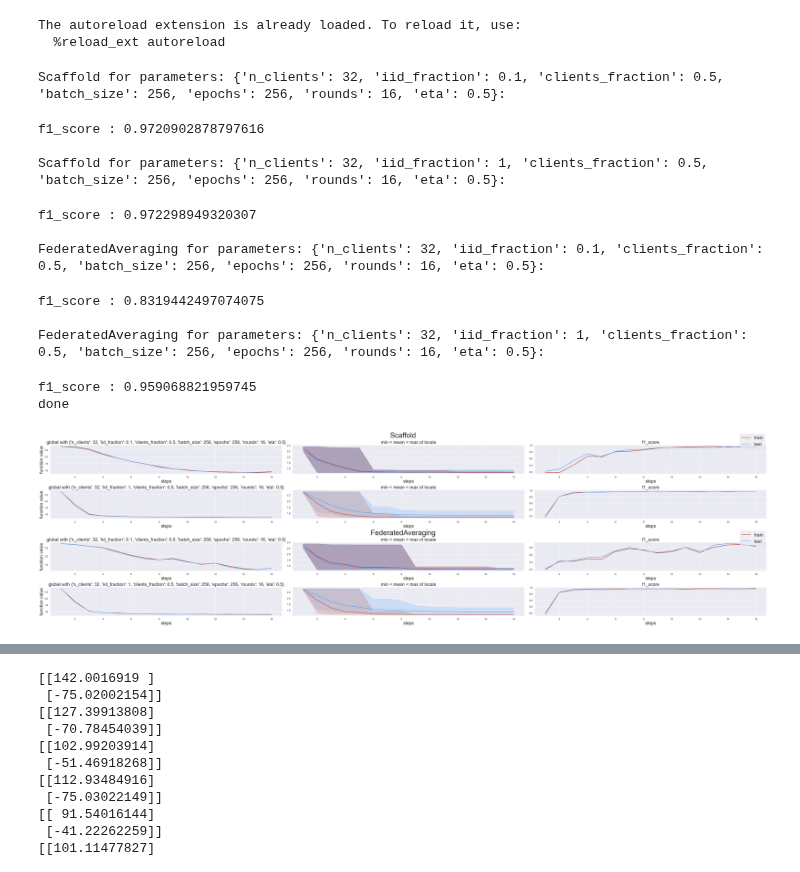
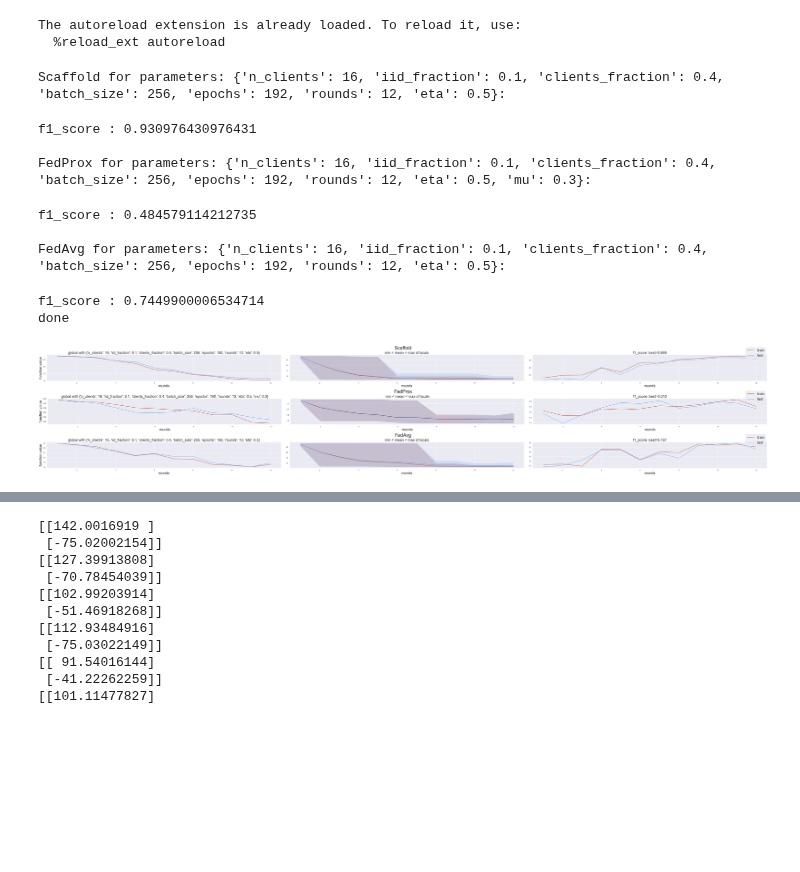
Before and after one commit to locllos/felere, a Jupyter notebook: source/mnist-playground.ipynb, the cells around one changed output, grey strips where cells are left out. Cells and saved outputs as stored; diff of their text form; code cells hidden in the pictures; blank space fills up the shorter version.

Commit message:
(1) beautify pipeline output (2) FedProx impl

```diff
--- a/source/mnist-playground.ipynb
+++ b/source/mnist-playground.ipynb
@@ -83,60 +81,66 @@ The autoreload extension is already loaded. To reload it, use:
 # %%
 threadpool = None
 # %%
-parameters = {
-  "FedAvg" : {
-    "n_clients" : [32],
-    "iid_fraction" : [0.1, 1],
-    "clients_fraction": [0.5],
+optimizer_parameters = {
+  "Scaffold" : {
+    "n_clients" : [16],
+    "iid_fraction" : [0.1],
+    "clients_fraction": [0.4],
     "batch_size": [256],
-    "epochs": [256], # 16, 64,
-    "rounds": [16],
+    "epochs": [192], # 16, 64,
+    "rounds": [12],
     "eta": [50e-2], # , 1e-2
   },
-  "Scaffold" : {
-    "n_clients" : [32],
-    "iid_fraction" : [0.1, 1],
-    "clients_fraction": [0.5],
+  "FedProx" : {
+    "n_clients" : [16],
+    "iid_fraction" : [0.1],
+    "clients_fraction": [0.4],
     "batch_size": [256],
-    "epochs": [256], # 16, 64,
-    "rounds": [16],
+    "epochs": [192], # 16, 64,
+    "rounds": [12],
+    "eta": [50e-2], # , 1e-2
+    "mu" : [0.3]
+  },
+  "FedAvg" : {
+    "n_clients" : [16],
+    "iid_fraction" : [0.1],
+    "clients_fraction": [0.4],
+    "batch_size": [256],
+    "epochs": [192], # 16, 64,
+    "rounds": [12],
     "eta": [50e-2], # , 1e-2
   },
 }
 metrics = {
-  # "accuracy" : lambda y_proba, y_true: accuracy_score(np.argmax(y_proba, axis=1), y_true),
   "f1_score" : lambda y_proba, y_true: f1_score(np.argmax(y_proba, axis=1), y_true, average="weighted")
 }
 
 pipeline = Pipeline(
   function=function,
-  optimizers=[Scaffold, FederatedAveraging],
+  optimizers=[Scaffold, FedProx, FederatedAveraging],
   metrics=metrics,
-  parameters=parameters,
+  optimizer_parameters=optimizer_parameters,
   distributor=distributor,
   X=X,
   y=y,
   executor=threadpool
 )
 
 best, best_params = pipeline.run(
   choose_best_by="accuracy",
   scaled=False,
   reducers=[]
 )
 
 print("done")
 # %% [output]
-Scaffold for parameters: {'n_clients': 32, 'iid_fraction': 0.1, 'clients_fraction': 0.5, 'batch_size': 256, 'epochs': 256, 'rounds': 16, 'eta': 0.5}:
+Scaffold for parameters: {'n_clients': 16, 'iid_fraction': 0.1, 'clients_fraction': 0.4, 'batch_size': 256, 'epochs': 192, 'rounds': 12, 'eta': 0.5}:
-f1_score : 0.9720902878797616
+f1_score : 0.930976430976431
 
-Scaffold for parameters: {'n_clients': 32, 'iid_fraction': 1, 'clients_fraction': 0.5, 'batch_size': 256, 'epochs': 256, 'rounds': 16, 'eta': 0.5}:
+FedProx for parameters: {'n_clients': 16, 'iid_fraction': 0.1, 'clients_fraction': 0.4, 'batch_size': 256, 'epochs': 192, 'rounds': 12, 'eta': 0.5, 'mu': 0.3}:
-f1_score : 0.972298949320307
+f1_score : 0.484579114212735
 
-FederatedAveraging for parameters: {'n_clients': 32, 'iid_fraction': 0.1, 'clients_fraction': 0.5, 'batch_size': 256, 'epochs': 256, 'rounds': 16, 'eta': 0.5}:
+FedAvg for parameters: {'n_clients': 16, 'iid_fraction': 0.1, 'clients_fraction': 0.4, 'batch_size': 256, 'epochs': 192, 'rounds': 12, 'eta': 0.5}:
-f1_score : 0.8319442497074075
-
-FederatedAveraging for parameters: {'n_clients': 32, 'iid_fraction': 1, 'clients_fraction': 0.5, 'batch_size': 256, 'epochs': 256, 'rounds': 16, 'eta': 0.5}:
+f1_score : 0.7449900006534714
+done
-f1_score : 0.959068821959745
-done
-[figure, old version]
+[figure, new version]
```
Also changed, not shown: parts of 4 cells of this notebook, 6 other files.
